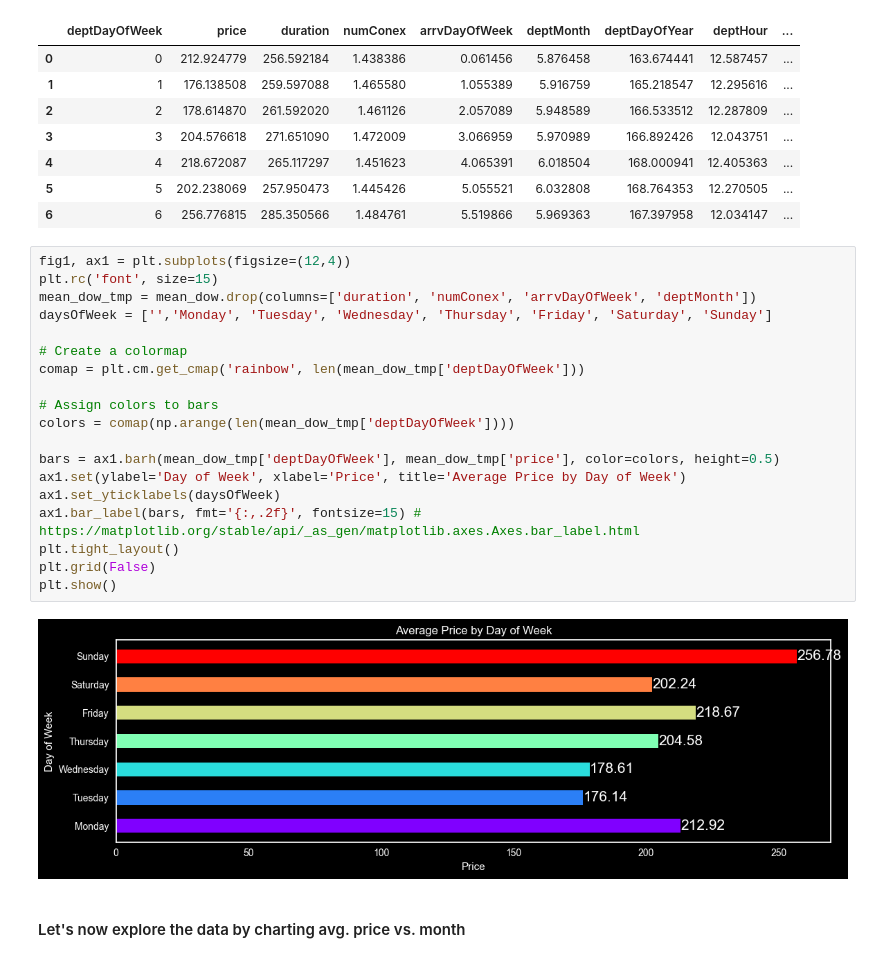
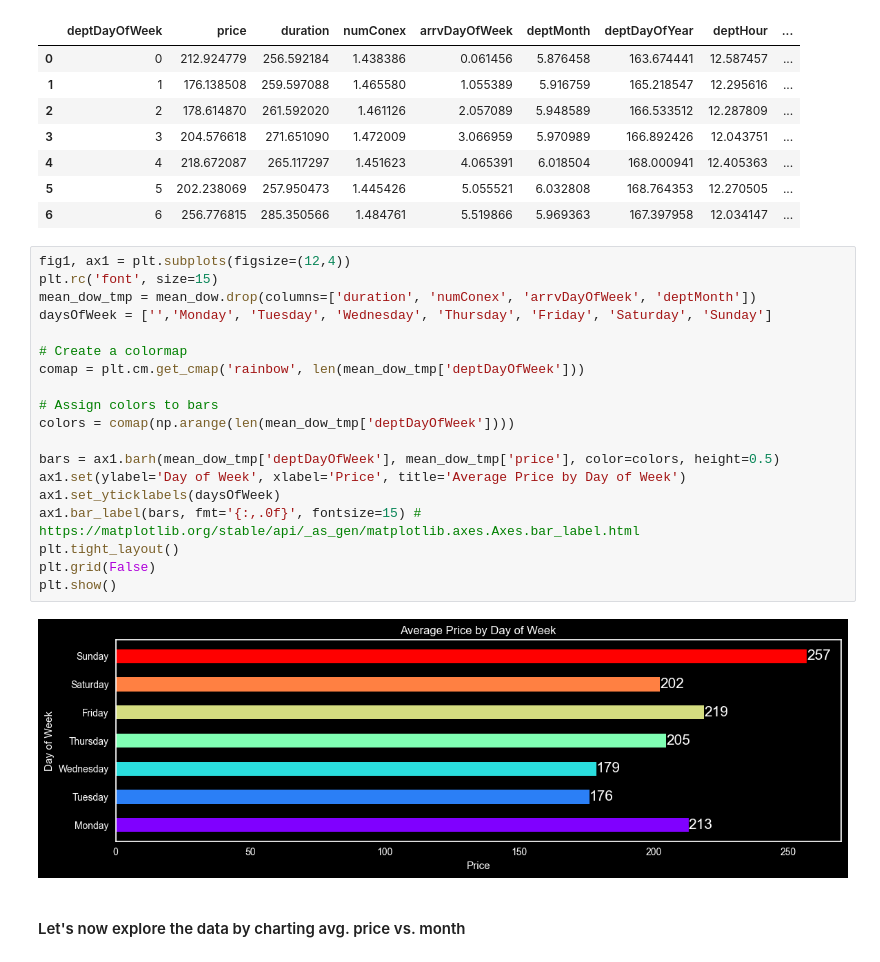
Before and after one commit to jeremyabeard5/MSDS696, a Jupyter notebook: FlightPrice.ipynb, the cells around one changed output. Cells and saved outputs as stored; diff of their text form.

```diff
--- a/FlightPrice.ipynb
+++ b/FlightPrice.ipynb
@@ -459,24 +459,24 @@ mean_dow.head(10)
 # %%
 fig1, ax1 = plt.subplots(figsize=(12,4))
 plt.rc('font', size=15)
 mean_dow_tmp = mean_dow.drop(columns=['duration', 'numConex', 'arrvDayOfWeek', 'deptMonth'])
 daysOfWeek = ['','Monday', 'Tuesday', 'Wednesday', 'Thursday', 'Friday', 'Saturday', 'Sunday']
 
 # Create a colormap
 comap = plt.cm.get_cmap('rainbow', len(mean_dow_tmp['deptDayOfWeek']))
 
 # Assign colors to bars
 colors = comap(np.arange(len(mean_dow_tmp['deptDayOfWeek'])))
 
 bars = ax1.barh(mean_dow_tmp['deptDayOfWeek'], mean_dow_tmp['price'], color=colors, height=0.5)
 ax1.set(ylabel='Day of Week', xlabel='Price', title='Average Price by Day of Week')
 ax1.set_yticklabels(daysOfWeek)
-ax1.bar_label(bars, fmt='{:,.2f}', fontsize=15) # https://matplotlib.org/stable/api/_as_gen/matplotlib.axes.Axes.bar_label.html
+ax1.bar_label(bars, fmt='{:,.0f}', fontsize=15) # https://matplotlib.org/stable/api/_as_gen/matplotlib.axes.Axes.bar_label.html
 plt.tight_layout()
 plt.grid(False)
 plt.show()
 # %% [output]
-[figure, old version]
+[figure, new version]
 # %% [markdown]
 #### Let's now explore the data by charting avg. price vs. month
 # %%
```
Also changed, not shown: parts of 71 cells of this notebook.
